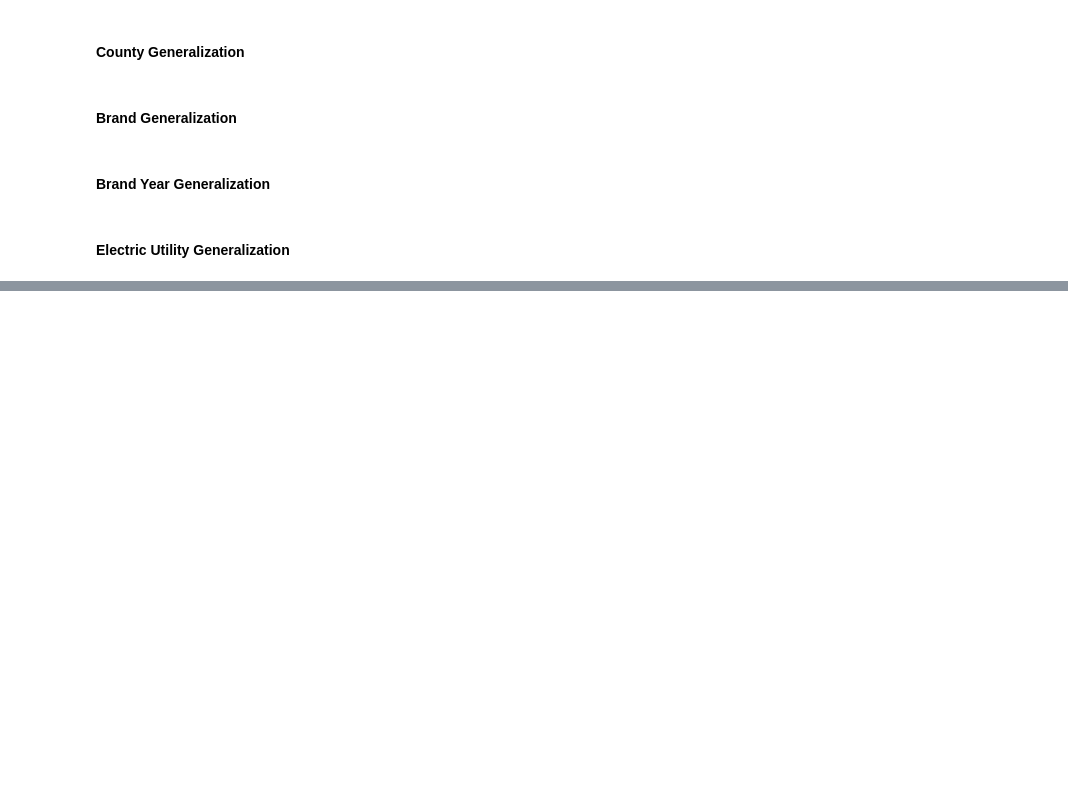
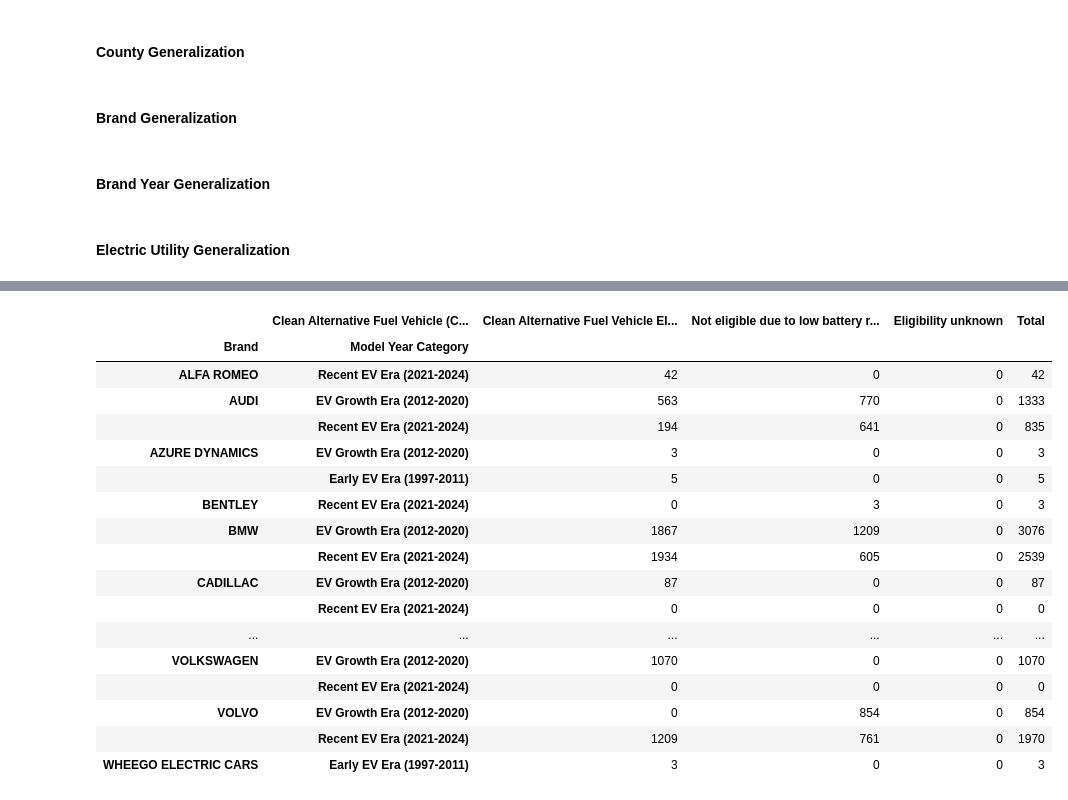
Before and after one commit to Daxvshah11/DA_Assignments, a Jupyter notebook: Ass2/Assignment2_8.ipynb, the cells around one changed output, grey strips where cells are left out. Saved outputs shown, nothing was run; the diff lists cells and outputs as text; code cells hidden in the pictures; blank space fills up the shorter version.

```diff
--- a/Ass2/Assignment2_8.ipynb
+++ b/Ass2/Assignment2_8.ipynb
@@ -439,0 +531,38 @@ MAIN_DATA.to_csv("MAIN_DATA.csv")
+# %%
+pivot_table = pd.pivot_table(MAIN_DATA,
+                             values='VIN',  # We'll count VINs as a proxy for number of vehicles
+                             index=['Brand', 'Model Year Category'],
+                             columns='Clean Alternative Fuel Vehicle (CAFV) Eligibility',
+                             aggfunc='count',
+                             fill_value=0)
+
+# Reorder the columns for better readability (if these categories exist in your data)
+desired_order = ['Clean Alternative Fuel Vehicle Eligible',
+                 'Not eligible due to low battery range',
+                 'Eligibility unknown']
+pivot_table = pivot_table.reindex(columns=desired_order, fill_value=0)
+
+# Calculate the total for each brand and model year category
+pivot_table['Total'] = pivot_table.sum(axis=1)
+
+pivot_table = pivot_table.sort_index()
+pivot_table
+# %% [output]
+|  | Clean Alternative Fuel Vehicle (C... | Clean Alternative Fuel Vehicle El... | Not eligible due to low battery r... | Eligibility unknown | Total |
+| Brand | Model Year Category |  |  |  |  |
+| ALFA ROMEO | Recent EV Era (2021-2024) | 42 | 0 | 0 | 42 |
+| AUDI | EV Growth Era (2012-2020) | 563 | 770 | 0 | 1333 |
+|  | Recent EV Era (2021-2024) | 194 | 641 | 0 | 835 |
+| AZURE DYNAMICS | EV Growth Era (2012-2020) | 3 | 0 | 0 | 3 |
+|  | Early EV Era (1997-2011) | 5 | 0 | 0 | 5 |
+| BENTLEY | Recent EV Era (2021-2024) | 0 | 3 | 0 | 3 |
+| BMW | EV Growth Era (2012-2020) | 1867 | 1209 | 0 | 3076 |
+|  | Recent EV Era (2021-2024) | 1934 | 605 | 0 | 2539 |
+| CADILLAC | EV Growth Era (2012-2020) | 87 | 0 | 0 | 87 |
+|  | Recent EV Era (2021-2024) | 0 | 0 | 0 | 0 |
+| ... | ... | ... | ... | ... | ... |
+| VOLKSWAGEN | EV Growth Era (2012-2020) | 1070 | 0 | 0 | 1070 |
+|  | Recent EV Era (2021-2024) | 0 | 0 | 0 | 0 |
+| VOLVO | EV Growth Era (2012-2020) | 0 | 854 | 0 | 854 |
+|  | Recent EV Era (2021-2024) | 1209 | 761 | 0 | 1970 |
+| WHEEGO ELECTRIC CARS | Early EV Era (1997-2011) | 3 | 0 | 0 | 3 |
```
Also changed, not shown: parts of 8 cells of this notebook.
